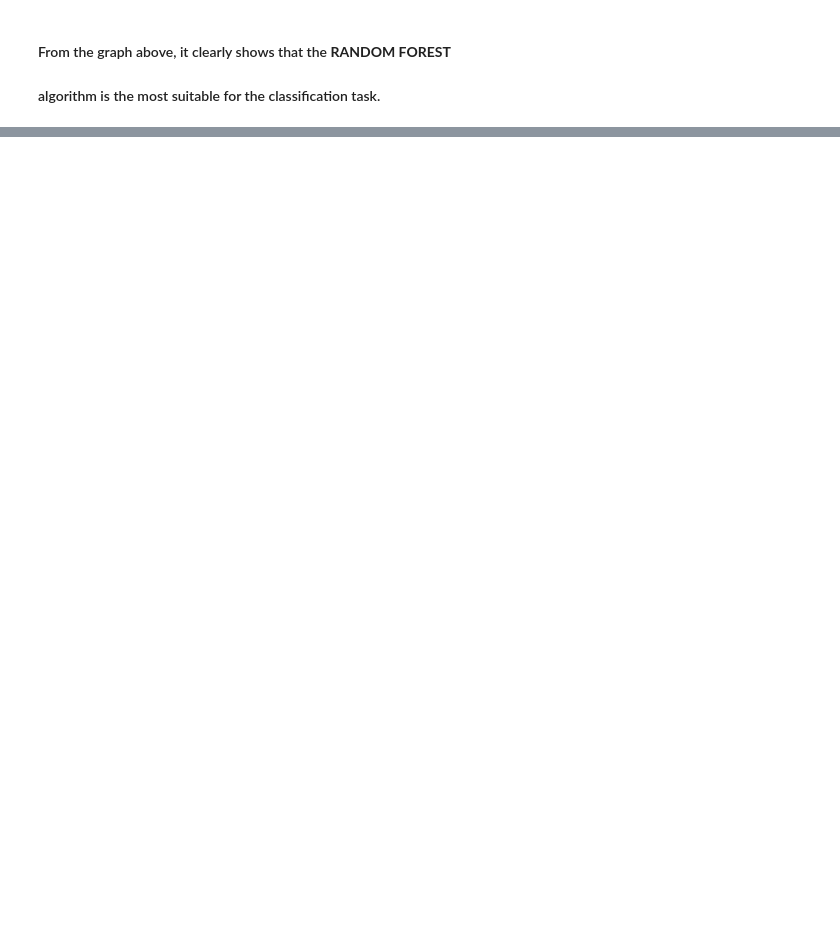
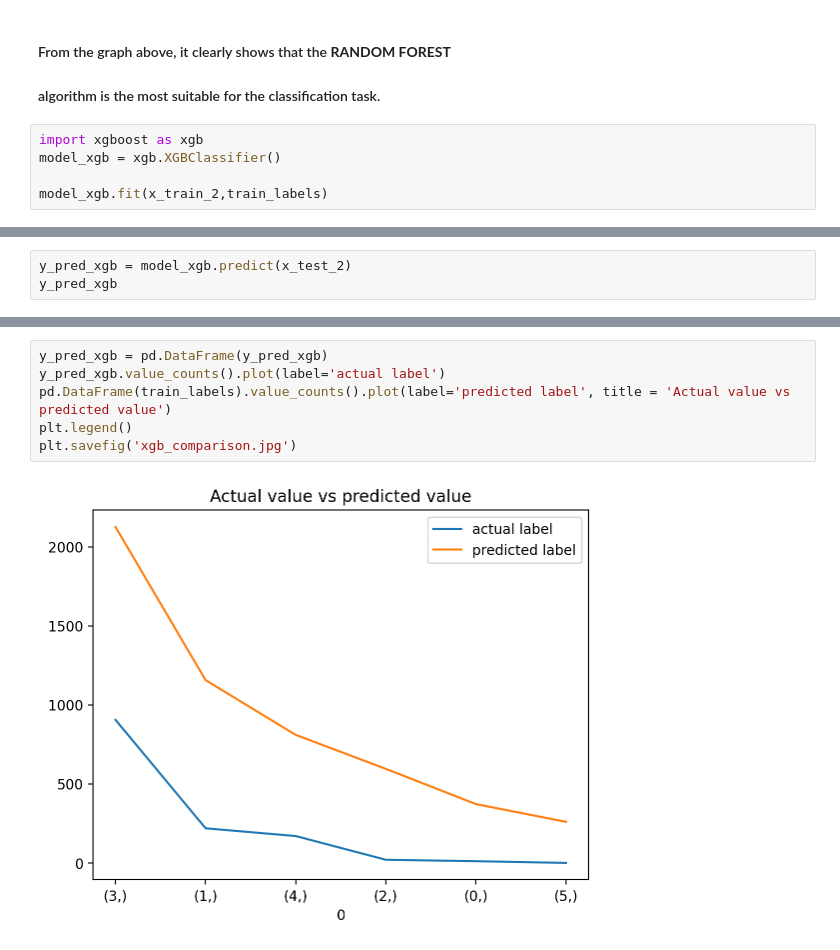
Before and after one commit to Taoheed-O/CassavaDiseasesClassification-image-, a Jupyter notebook: CassavaDiseasesClassification.ipynb, the cells around one changed output, grey strips where cells are left out. Saved outputs shown, nothing was run; the diff lists cells and outputs as text; blank space fills up the shorter version.

```diff
--- a/CassavaDiseasesClassification.ipynb
+++ b/CassavaDiseasesClassification.ipynb
@@ -594,3 +600,8 @@ pd.DataFrame(acc_dict.values(), index=acc_dict.keys(), columns=["accuracy"]).plo
 # %% [markdown]
 #### From the graph above, it clearly shows that the **RANDOM FOREST**
 #### algorithm is the most suitable for the classification task.
+# %%
+import xgboost as xgb
+model_xgb = xgb.XGBClassifier()
+
+model_xgb.fit(x_train_2,train_labels)
@@ -596,0 +620,3 @@ pd.DataFrame(acc_dict.values(), index=acc_dict.keys(), columns=["accuracy"]).plo
+# %%
+y_pred_xgb = model_xgb.predict(x_test_2)
+y_pred_xgb
@@ -596,0 +662,8 @@ pd.DataFrame(acc_dict.values(), index=acc_dict.keys(), columns=["accuracy"]).plo
+# %%
+y_pred_xgb = pd.DataFrame(y_pred_xgb)
+y_pred_xgb.value_counts().plot(label='actual label')
+pd.DataFrame(train_labels).value_counts().plot(label='predicted label', title = 'Actual value vs predicted value')
+plt.legend()
+plt.savefig('xgb_comparison.jpg')
+# %% [output]
+[figure, added]
```
Also changed, not shown: parts of 15 cells of this notebook.
